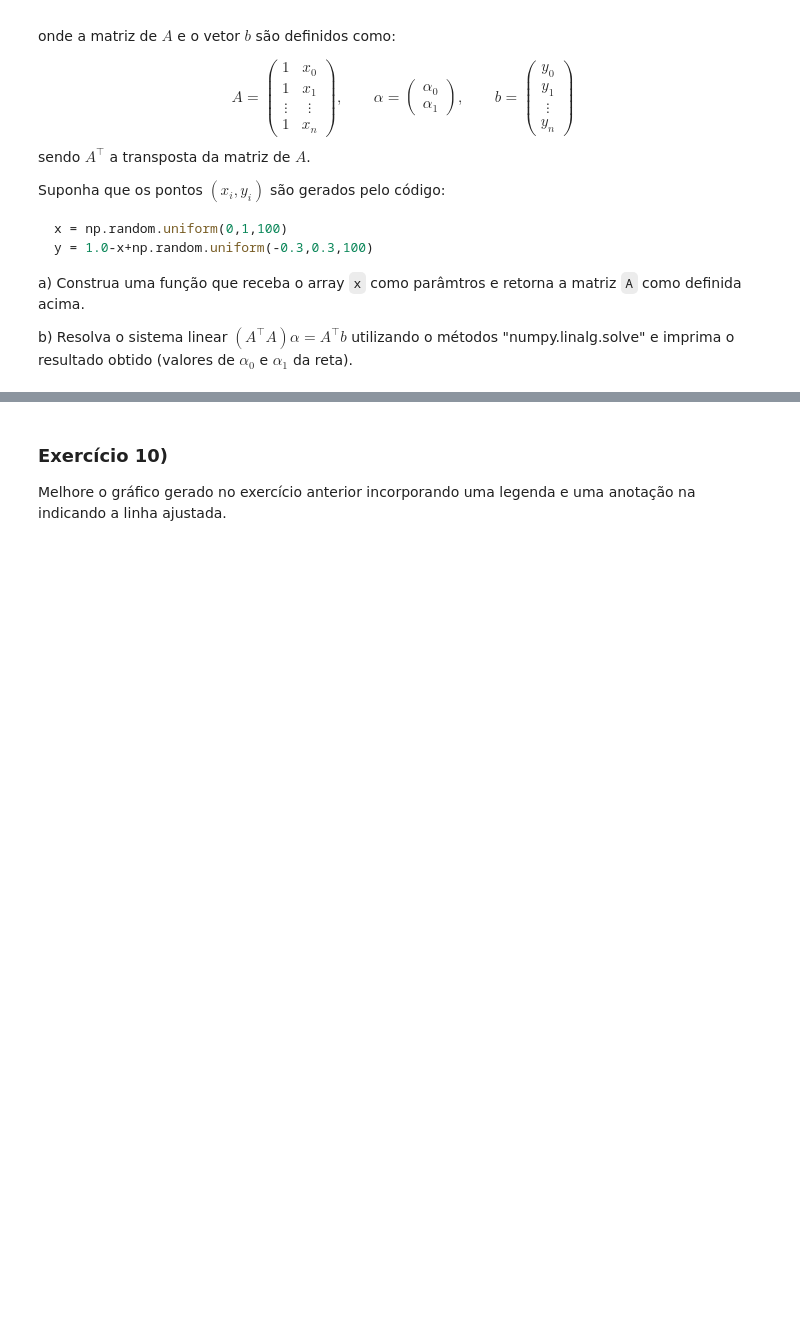
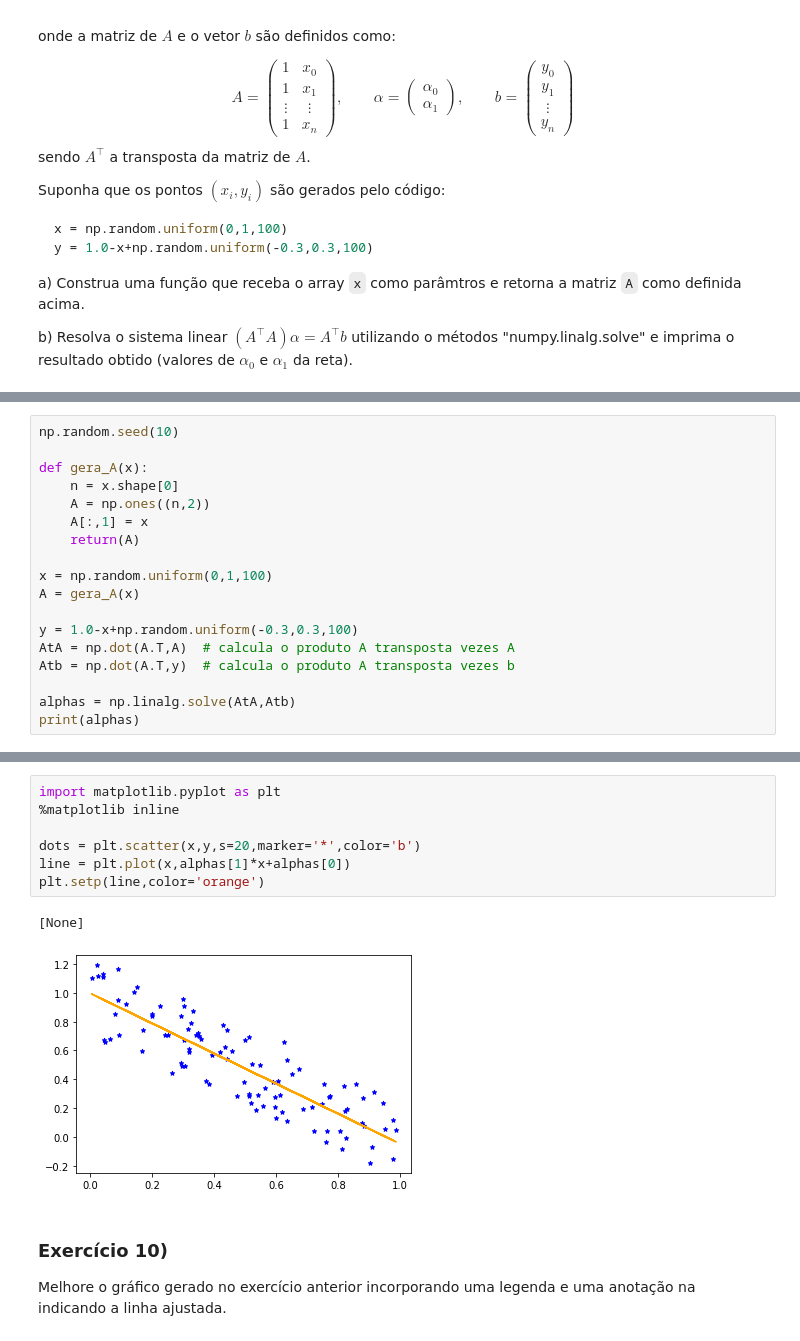
Before and after one commit to thiago3008/MBA_DS_USP, a Jupyter notebook: 01 - Programação para Ciência de Dados/05 - Numpy Parte II e Matplotlib/Numpy II e Matplotlib exercicios.ipynb, the cells around one changed output, grey strips where cells are left out. Drawn from its saved outputs; the diff is of its cells as text; blank space fills up the shorter version.

```diff
--- a/01 - Programação para Ciência de Dados/05 - Numpy Parte II e Matplotlib/Numpy II e Matplotlib exercicios.ipynb
+++ b/01 - Programação para Ciência de Dados/05 - Numpy Parte II e Matplotlib/Numpy II e Matplotlib exercicios.ipynb
@@ -234,0 +242,18 @@ b)  Resolva o sistema linear $\left(A^\top A\right)\alpha = A^\top b$ utilizando
+# %%
+np.random.seed(10)
+
+def gera_A(x):
+    n = x.shape[0]
+    A = np.ones((n,2))
+    A[:,1] = x
+    return(A)
+
+x = np.random.uniform(0,1,100)
+A = gera_A(x)
+
+y = 1.0-x+np.random.uniform(-0.3,0.3,100)
+AtA = np.dot(A.T,A)  # calcula o produto A transposta vezes A
+Atb = np.dot(A.T,y)  # calcula o produto A transposta vezes b
+
+alphas = np.linalg.solve(AtA,Atb)
+print(alphas)
@@ -250,3 +271,13 @@ import matplotlib.pyplot as plt
+# %%
+import matplotlib.pyplot as plt
+%matplotlib inline
+
+dots = plt.scatter(x,y,s=20,marker='*',color='b')
+line = plt.plot(x,alphas[1]*x+alphas[0])
+plt.setp(line,color='orange')
+# %% [output]
+[None]
+[figure, added]
 # %% [markdown]
 ### Exercício 10)
 Melhore o gráfico gerado no exercício anterior incorporando uma legenda e uma anotação na indicando a linha ajustada.
```
Also changed, not shown: parts of 10 cells of this notebook, 2 other files.
